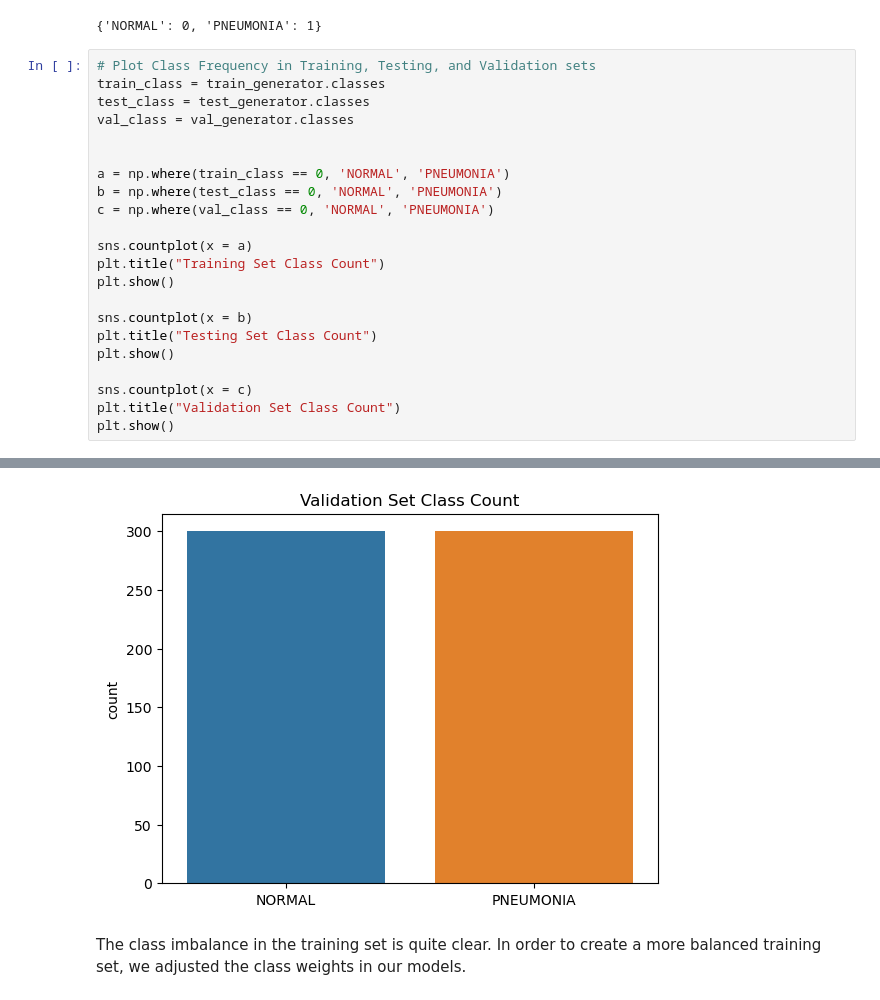
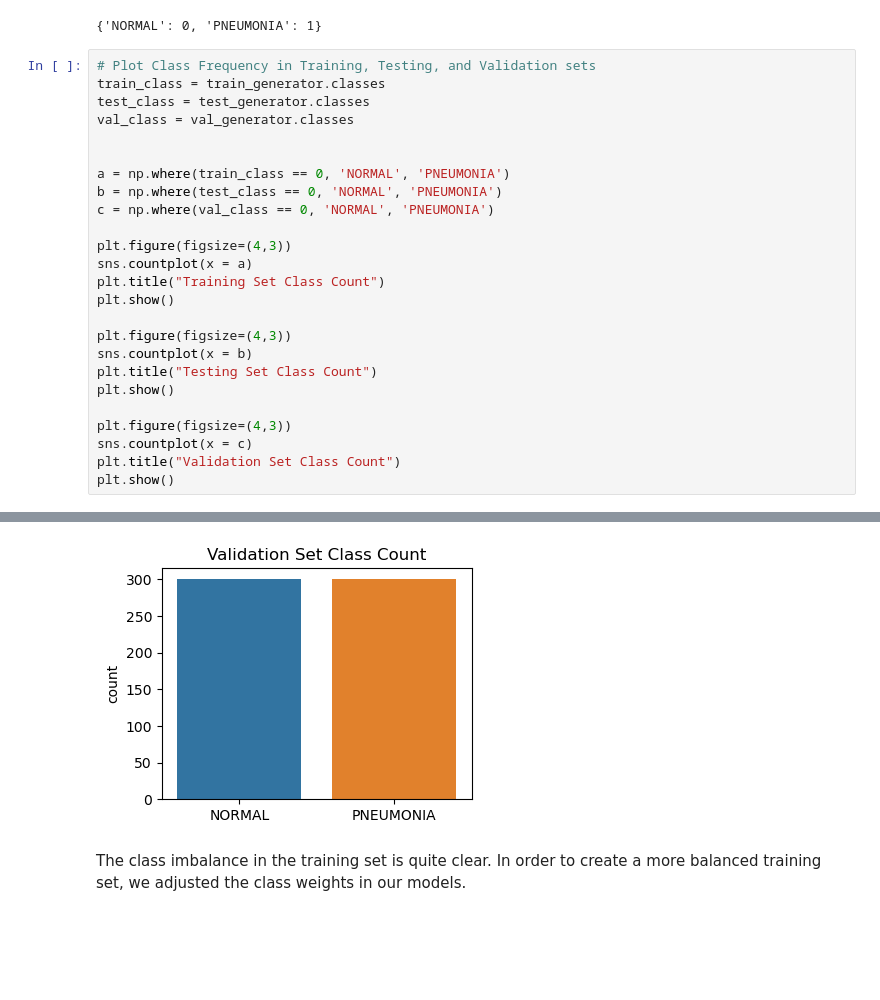
Before and after one commit to JoeBrowz/pneumonia-neural-net, a Jupyter notebook: Final_Notebook.ipynb, the cells around one changed output, grey strips where cells are left out. Cells and saved outputs as stored; diff of their text form; blank space fills up the shorter version.

```diff
--- a/Final_Notebook.ipynb
+++ b/Final_Notebook.ipynb
@@ -172,14 +149,17 @@ a = np.where(train_class == 0, 'NORMAL', 'PNEUMONIA')
 b = np.where(test_class == 0, 'NORMAL', 'PNEUMONIA')
 c = np.where(val_class == 0, 'NORMAL', 'PNEUMONIA')
 
+plt.figure(figsize=(4,3))
 sns.countplot(x = a)
 plt.title("Training Set Class Count")
 plt.show()
 
+plt.figure(figsize=(4,3))
 sns.countplot(x = b)
 plt.title("Testing Set Class Count")
 plt.show()
 
+plt.figure(figsize=(4,3))
 sns.countplot(x = c)
 plt.title("Validation Set Class Count")
 plt.show()
@@ -189,4 +169,4 @@ plt.show()
-[figure, old version]
+[figure, new version]
 # %% [markdown]
 The class imbalance in the training set is quite clear. In order to create a more balanced training set, we adjusted the class weights in our models.
 # %% [markdown]
```
Also changed, not shown: parts of 65 cells of this notebook.
